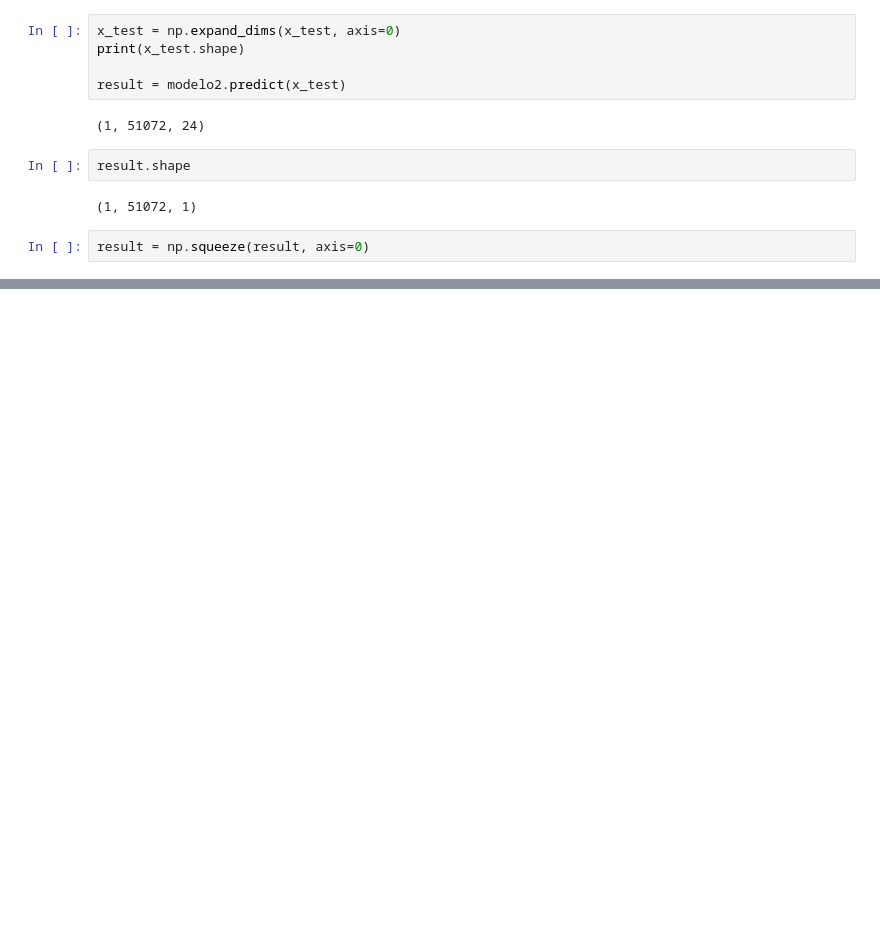
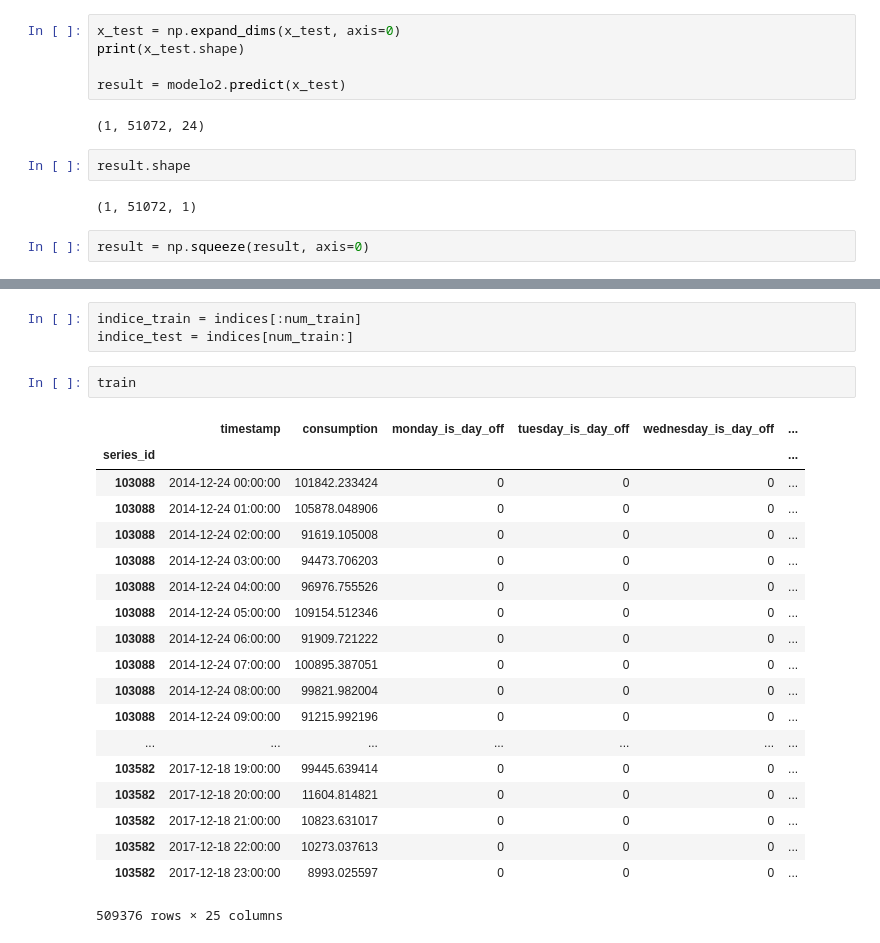
Before and after one commit to rosgori/Pruebas, a Jupyter notebook: competencia/red_keras.ipynb, the cells around one changed output, grey strips where cells are left out. Drawn from its saved outputs; the diff is of its cells as text; blank space fills up the shorter version.

```diff
--- a/competencia/red_keras.ipynb
+++ b/competencia/red_keras.ipynb
@@ -286,0 +325,25 @@ plt.show()
+# %%
+indice_train = indices[:num_train]
+indice_test = indices[num_train:]
+# %%
+train
+# %% [output]
+|  | timestamp | consumption | monday_is_day_off | tuesday_is_day_off | wednesday_is_day_off | ... |
+| series_id |  |  |  |  |  | ... |
+| 103088 | 2014-12-24 00:00:00 | 101842.233424 | 0 | 0 | 0 | ... |
+| 103088 | 2014-12-24 01:00:00 | 105878.048906 | 0 | 0 | 0 | ... |
+| 103088 | 2014-12-24 02:00:00 | 91619.105008 | 0 | 0 | 0 | ... |
+| 103088 | 2014-12-24 03:00:00 | 94473.706203 | 0 | 0 | 0 | ... |
+| 103088 | 2014-12-24 04:00:00 | 96976.755526 | 0 | 0 | 0 | ... |
+| 103088 | 2014-12-24 05:00:00 | 109154.512346 | 0 | 0 | 0 | ... |
+| 103088 | 2014-12-24 06:00:00 | 91909.721222 | 0 | 0 | 0 | ... |
+| 103088 | 2014-12-24 07:00:00 | 100895.387051 | 0 | 0 | 0 | ... |
+| 103088 | 2014-12-24 08:00:00 | 99821.982004 | 0 | 0 | 0 | ... |
+| 103088 | 2014-12-24 09:00:00 | 91215.992196 | 0 | 0 | 0 | ... |
+| ... | ... | ... | ... | ... | ... | ... |
+| 103582 | 2017-12-18 19:00:00 | 99445.639414 | 0 | 0 | 0 | ... |
+| 103582 | 2017-12-18 20:00:00 | 11604.814821 | 0 | 0 | 0 | ... |
+| 103582 | 2017-12-18 21:00:00 | 10823.631017 | 0 | 0 | 0 | ... |
+| 103582 | 2017-12-18 22:00:00 | 10273.037613 | 0 | 0 | 0 | ... |
+| 103582 | 2017-12-18 23:00:00 | 8993.025597 | 0 | 0 | 0 | ... |
+509376 rows × 25 columns
```
Also changed, not shown: parts of 29 cells of this notebook.
